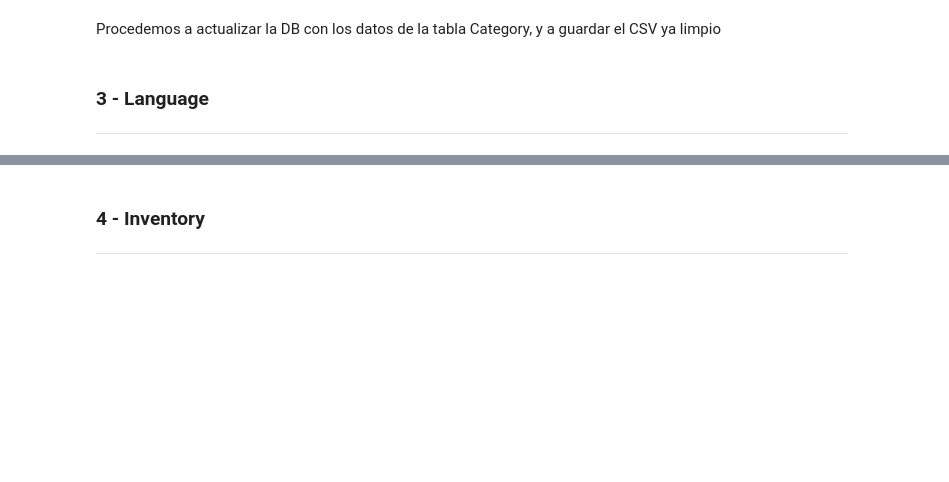
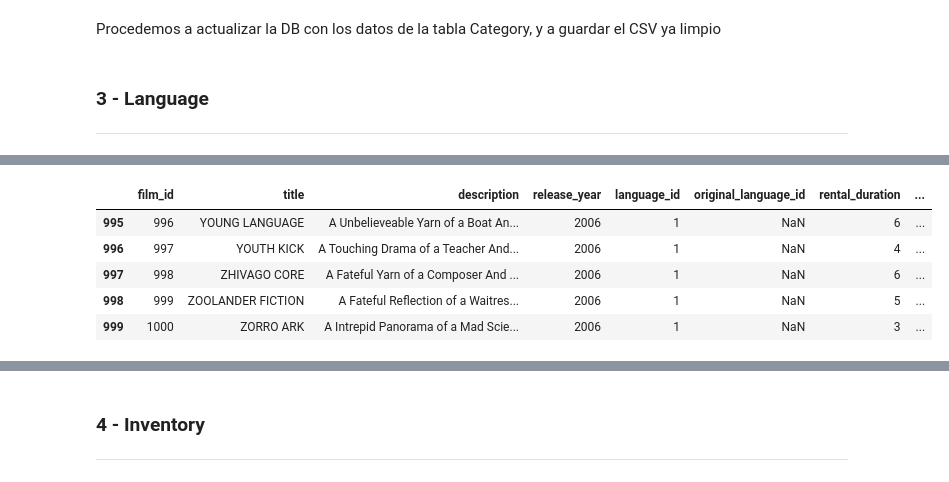
Before and after one commit to gusavato/2_IRONHACK_MySQL, a Jupyter notebook: jupyter/Clean.ipynb, the cells around one changed output, grey strips where cells are left out. Drawn from its saved outputs; the diff is of its cells as text; code cells hidden in the pictures; blank space fills up the shorter version.

```diff
--- a/jupyter/Clean.ipynb
+++ b/jupyter/Clean.ipynb
@@ -231,2 +362,11 @@ film.head()
+# %%
+film.tail()
+# %% [output]
+|  | film_id | title | description | release_year | language_id | original_language_id | rental_duration | ... |
+| 995 | 996 | YOUNG LANGUAGE | A Unbelieveable Yarn of a Boat An... | 2006 | 1 | NaN | 6 | ... |
+| 996 | 997 | YOUTH KICK | A Touching Drama of a Teacher And... | 2006 | 1 | NaN | 4 | ... |
+| 997 | 998 | ZHIVAGO CORE | A Fateful Yarn of a Composer And ... | 2006 | 1 | NaN | 6 | ... |
+| 998 | 999 | ZOOLANDER FICTION | A Fateful Reflection of a Waitres... | 2006 | 1 | NaN | 5 | ... |
+| 999 | 1000 | ZORRO ARK | A Intrepid Panorama of a Mad Scie... | 2006 | 1 | NaN | 3 | ... |
 # %%
 film.shape
```
Also changed, not shown: parts of 61 cells of this notebook, 8 other files.
